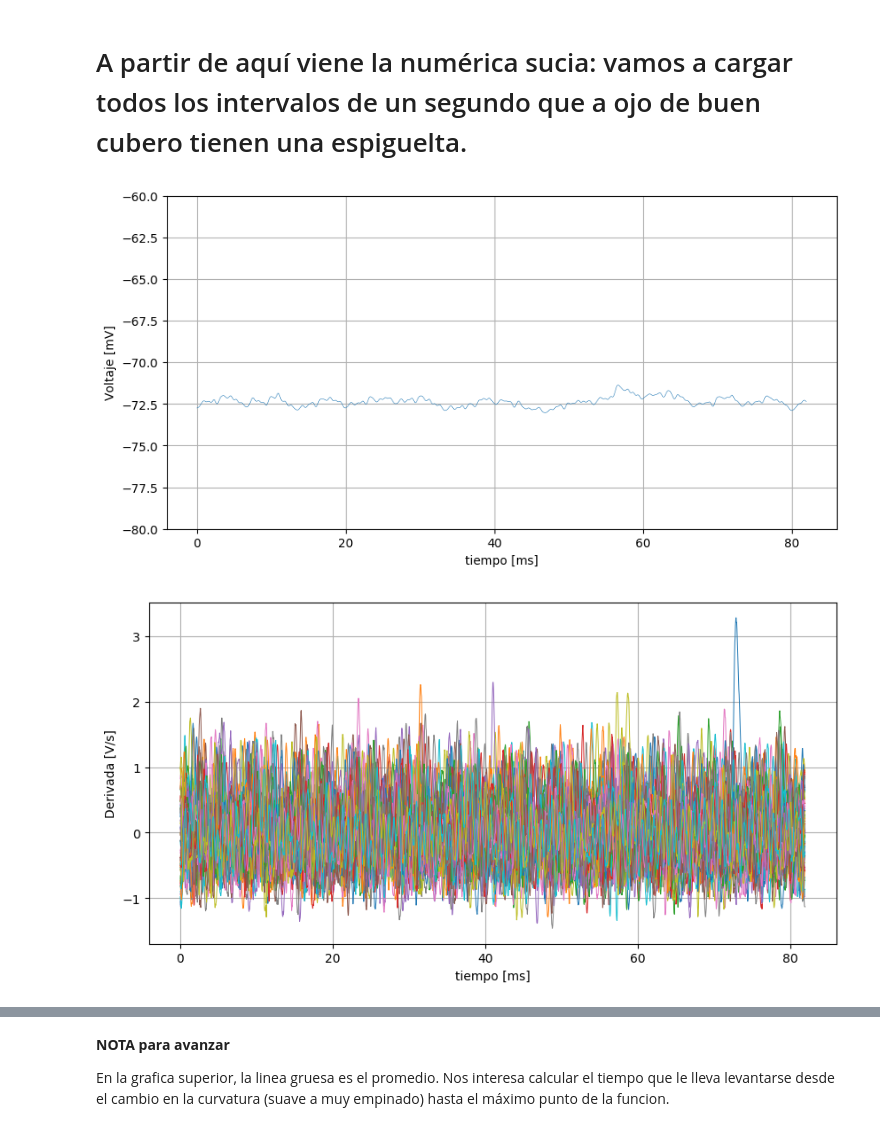
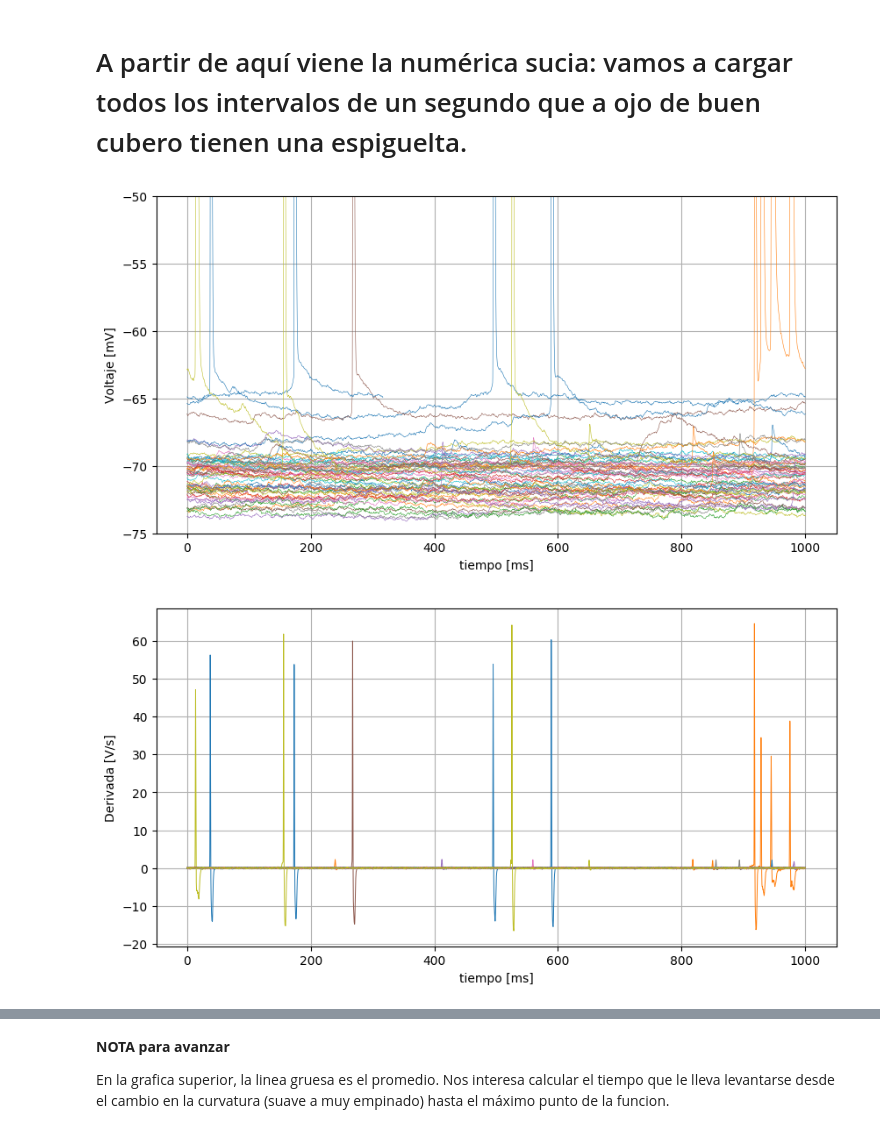
Before and after one commit to JoseJJAB/TrabajoCinvestav, a Jupyter notebook: SpikletDetection.ipynb, the cells around one changed output, grey strips where cells are left out. Cells and saved outputs as stored; diff of their text form; code cells hidden in the pictures.

```diff
--- a/SpikletDetection.ipynb
+++ b/SpikletDetection.ipynb
@@ -16,3 +18,3 @@ using Detectores
 # %%
-nomine = "/home/karel/ABFiles/Diana/88101619.h5"
+nomine = "/home/karel/ABFiles/Jose/180718_9.hf5"
 # %% [output]
@@ -33,5 +36,5 @@ HDF5 data file: /home/karel/ABFiles/Diana/88101619.h5
 # %%
-constantes, sweps = devuelvedatos(datos, "ch0");
+constantes, sweps = devuelvedatos(datos, "Im_primaryIm_sec");
 const freq=1/constantes[1];
 println("la frequencia de muestreo es ", freq, " kHz." )
 # %% [output]
@@ -69,38 +69,39 @@ suaves=Dict{String, Array}()
 derivadas=Dict{String, Array}()
 for subs in todas # aqui estaba ksuspect que era la prueba de las conocidas
     #aqui esta mal la escala de frecuencias, NO DEJAR DE ESPECIFICAR LA FREQ DE MUESTREO
-    suaves[subs]=suavegauss(sweps[subs])
-    derivadas[subs]=derivadadt(suaves[subs],freq)
+    # 0.4 ms son  10 cuadritos
+    suaves[subs]=suavegauss(sweps[subs], dt=0.4, freq=freq)
+    derivadas[subs]=derivadadt(suaves[subs],freq=freq)
 end
 # %%
 figura=figure(figsize=(10,5))
-ylim(-80,-60)
+ylim(-75,-50)
 
-#for subs in keys(suaves)
-subs="section_36"
+for subs in keys(suaves)
+#subs="section_44"
 
-    lala=length(suaves[subs])
-rangot=iart(1, lala)
- plot(rangot,suaves[subs], label=subs, lw=0.4)
-#end
+   lala=length(suaves[subs])
+   rangot=iart(1, lala, freq=freq)
+  plot(rangot,suaves[subs], label=subs, lw=0.4)
+end
 
 xlabel("tiempo [ms]")
 ylabel("Voltaje [mV]")
 #legend()
 grid()
 # %% [output]
-[figure, old version]
+[figure, new version]
 # %%
 figura=figure(figsize=(10,5))
 #ylim(-0.02, 0.5)
 for subs in keys(derivadas)
 lala=length(derivadas[subs])
-rangot=iart(1, lala)
+rangot=iart(1, lala, freq=freq)
  plot(rangot,derivadas[subs], label=subs, lw=0.7)
 end
 xlabel("tiempo [ms]")
 ylabel("Derivada [V/s]")
 #legend()
 grid()
 # %% [output]
-[figure, old version]
+[figure, new version]
```
Also changed, not shown: parts of 49 cells of this notebook, 1 other file.
